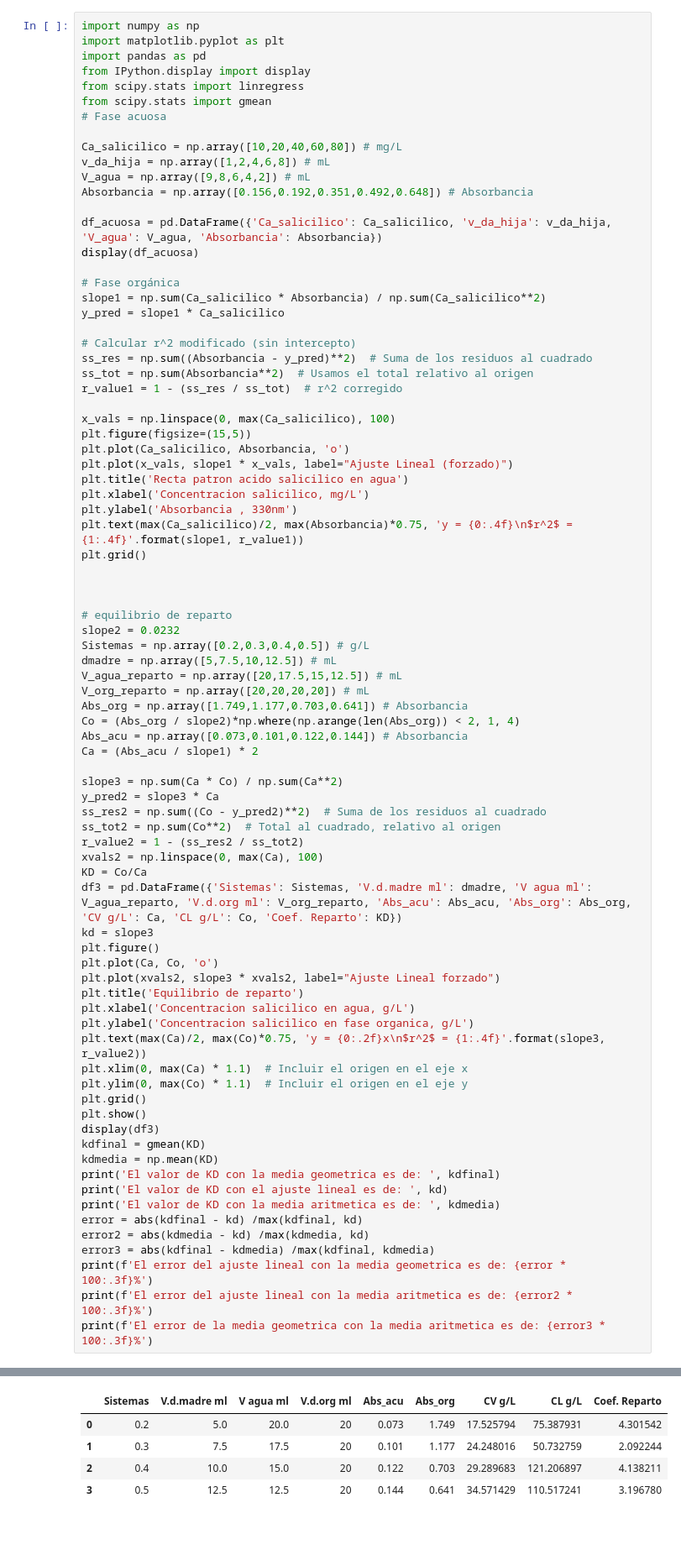
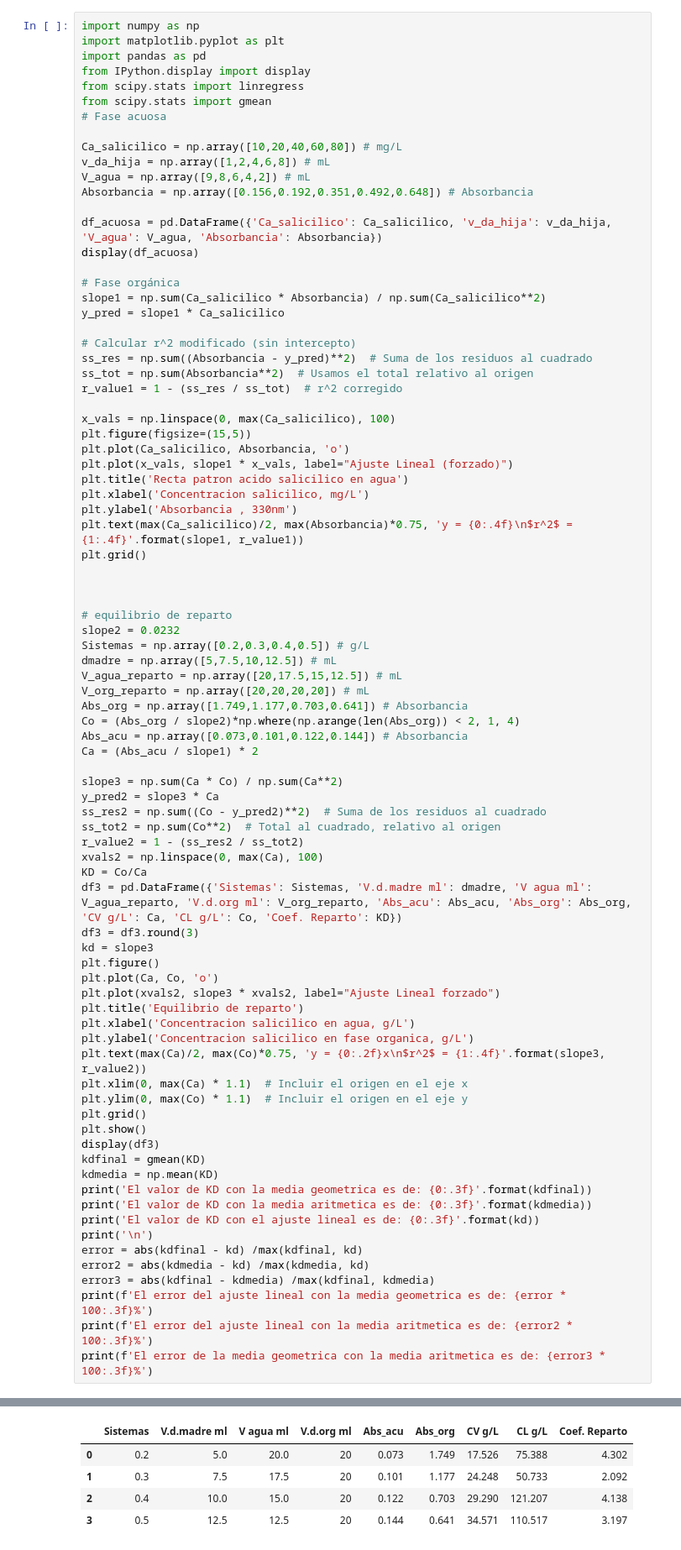
Before and after one commit to ChristianPh404/exp2, a Jupyter notebook: pract12.ipynb, the cells around one changed output, grey strips where cells are left out. Shown at 84% size. Cells and saved outputs as stored; diff of their text form.

```diff
--- a/pract12.ipynb
+++ b/pract12.ipynb
@@ -55,41 +55,43 @@ r_value2 = 1 - (ss_res2 / ss_tot2)
 xvals2 = np.linspace(0, max(Ca), 100)
 KD = Co/Ca
 df3 = pd.DataFrame({'Sistemas': Sistemas, 'V.d.madre ml': dmadre, 'V agua ml': V_agua_reparto, 'V.d.org ml': V_org_reparto, 'Abs_acu': Abs_acu, 'Abs_org': Abs_org, 'CV g/L': Ca, 'CL g/L': Co, 'Coef. Reparto': KD})
+df3 = df3.round(3)
 kd = slope3
 plt.figure()
 plt.plot(Ca, Co, 'o')
 plt.plot(xvals2, slope3 * xvals2, label="Ajuste Lineal forzado")
 plt.title('Equilibrio de reparto')
 plt.xlabel('Concentracion salicilico en agua, g/L')
 plt.ylabel('Concentracion salicilico en fase organica, g/L')
 plt.text(max(Ca)/2, max(Co)*0.75, 'y = {0:.2f}x\n$r^2$ = {1:.4f}'.format(slope3, r_value2))
 plt.xlim(0, max(Ca) * 1.1)  # Incluir el origen en el eje x
 plt.ylim(0, max(Co) * 1.1)  # Incluir el origen en el eje y
 plt.grid()
 plt.show()
 display(df3)
 kdfinal = gmean(KD)
 kdmedia = np.mean(KD)
-print('El valor de KD con la media geometrica es de: ', kdfinal)
-print('El valor de KD con el ajuste lineal es de: ', kd)
-print('El valor de KD con la media aritmetica es de: ', kdmedia)
+print('El valor de KD con la media geometrica es de: {0:.3f}'.format(kdfinal))
+print('El valor de KD con la media aritmetica es de: {0:.3f}'.format(kdmedia))
+print('El valor de KD con el ajuste lineal es de: {0:.3f}'.format(kd))
+print('\n')
 error = abs(kdfinal - kd) /max(kdfinal, kd)
 error2 = abs(kdmedia - kd) /max(kdmedia, kd)
 error3 = abs(kdfinal - kdmedia) /max(kdfinal, kdmedia)
 print(f'El error del ajuste lineal con la media geometrica es de: {error * 100:.3f}%')
 print(f'El error del ajuste lineal con la media aritmetica es de: {error2 * 100:.3f}%')
 print(f'El error de la media geometrica con la media aritmetica es de: {error3 * 100:.3f}%')
 # %% [output]
 |  | Ca_salicilico | v_da_hija | V_agua | Absorbancia |
 | 0 | 10 | 1 | 9 | 0.156 |
 | 1 | 20 | 2 | 8 | 0.192 |
 | 2 | 40 | 4 | 6 | 0.351 |
 | 3 | 60 | 6 | 4 | 0.492 |
 | 4 | 80 | 8 | 2 | 0.648 |
 [figure]
 [figure]
 |  | Sistemas | V.d.madre ml | V agua ml | V.d.org ml | Abs_acu | Abs_org | CV g/L | CL g/L | Coef. Reparto |
-| 0 | 0.2 | 5.0 | 20.0 | 20 | 0.073 | 1.749 | 17.525794 | 75.387931 | 4.301542 |
-| 1 | 0.3 | 7.5 | 17.5 | 20 | 0.101 | 1.177 | 24.248016 | 50.732759 | 2.092244 |
-| 2 | 0.4 | 10.0 | 15.0 | 20 | 0.122 | 0.703 | 29.289683 | 121.206897 | 4.138211 |
-| 3 | 0.5 | 12.5 | 12.5 | 20 | 0.144 | 0.641 | 34.571429 | 110.517241 | 3.196780 |
+| 0 | 0.2 | 5.0 | 20.0 | 20 | 0.073 | 1.749 | 17.526 | 75.388 | 4.302 |
+| 1 | 0.3 | 7.5 | 17.5 | 20 | 0.101 | 1.177 | 24.248 | 50.733 | 2.092 |
+| 2 | 0.4 | 10.0 | 15.0 | 20 | 0.122 | 0.703 | 29.290 | 121.207 | 4.138 |
+| 3 | 0.5 | 12.5 | 12.5 | 20 | 0.144 | 0.641 | 34.571 | 110.517 | 3.197 |
```
Also changed, not shown: parts of 1 cell of this notebook.
